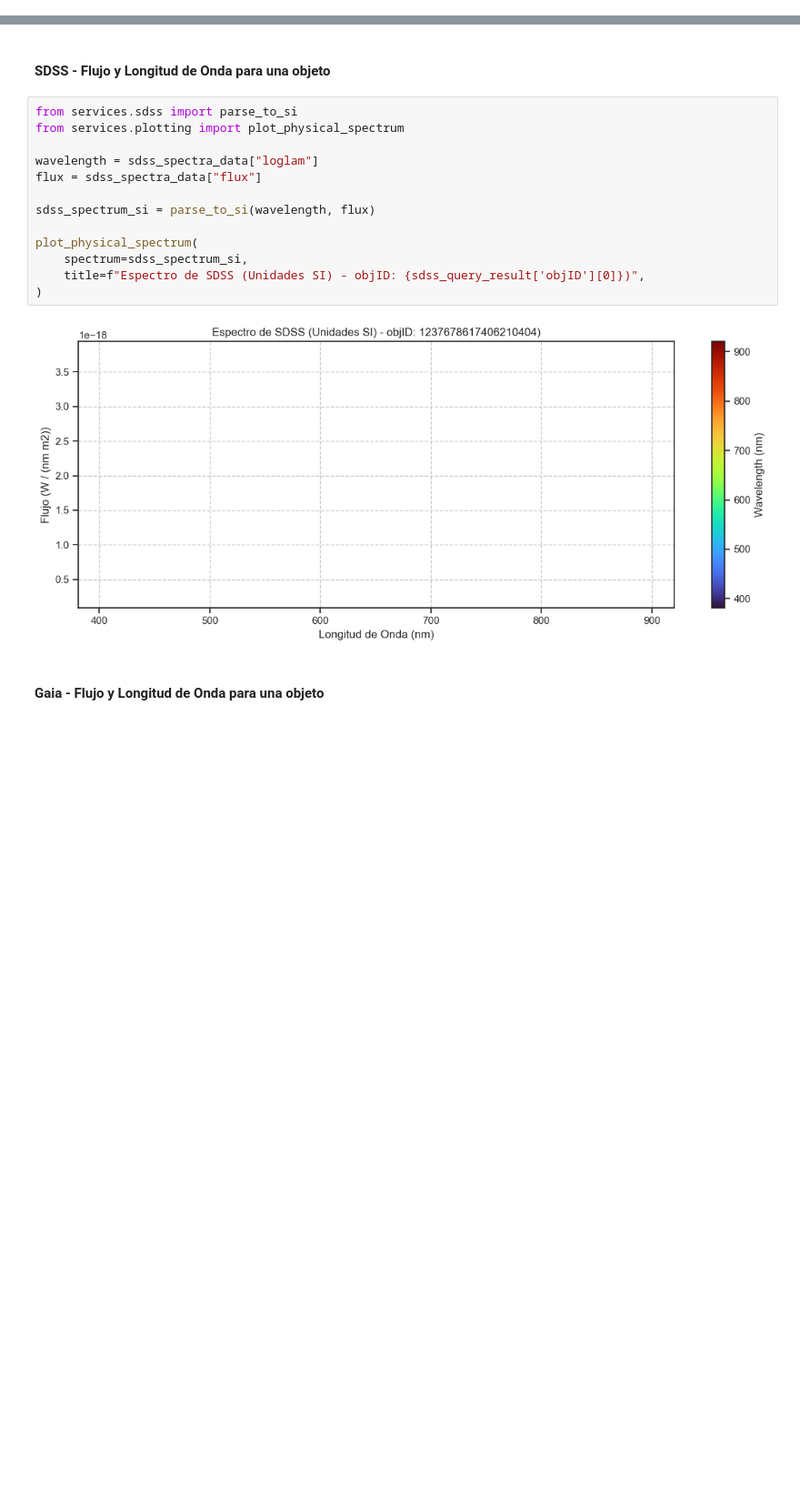
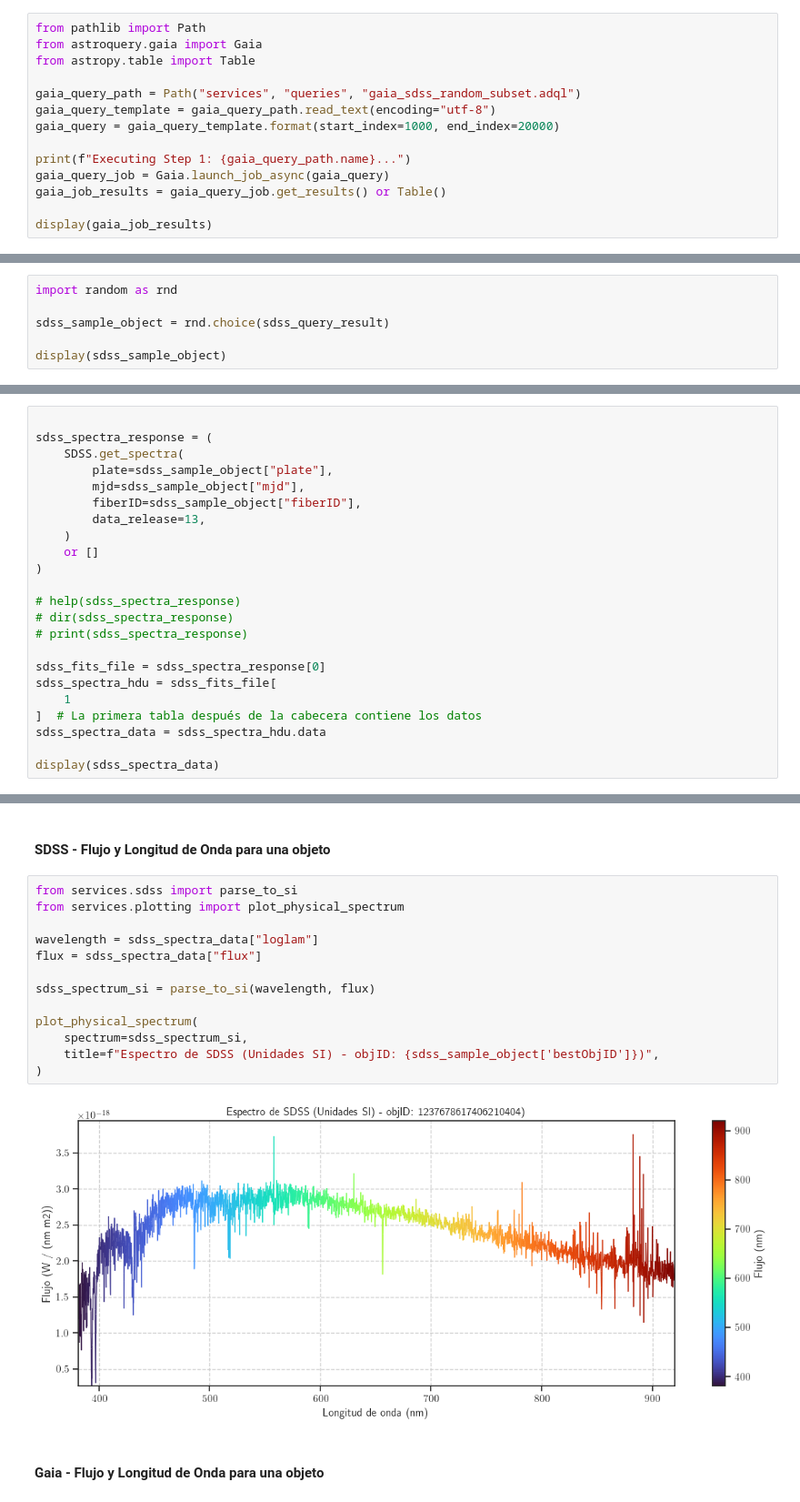
Before and after one commit to javier-cacho-master-ai/trabajo-fin-master, a Jupyter notebook: solution/main.ipynb, the cells around one changed output, grey strips where cells are left out. Shown at 91% size. Cells and saved outputs as stored; diff of their text form; blank space fills up the shorter version.

```diff
--- a/solution/main.ipynb
+++ b/solution/main.ipynb
@@ -8,0 +37,14 @@
+# %%
+from pathlib import Path
+from astroquery.gaia import Gaia
+from astropy.table import Table
+
+gaia_query_path = Path("services", "queries", "gaia_sdss_random_subset.adql")
+gaia_query_template = gaia_query_path.read_text(encoding="utf-8")
+gaia_query = gaia_query_template.format(start_index=1000, end_index=20000)
+
+print(f"Executing Step 1: {gaia_query_path.name}...")
+gaia_query_job = Gaia.launch_job_async(gaia_query)
+gaia_job_results = gaia_query_job.get_results() or Table()
+
+display(gaia_job_results)
@@ -8,0 +106,6 @@
+# %%
+import random as rnd
+
+sdss_sample_object = rnd.choice(sdss_query_result)
+
+display(sdss_sample_object)
@@ -8,0 +119,23 @@
+# %%
+
+sdss_spectra_response = (
+    SDSS.get_spectra(
+        plate=sdss_sample_object["plate"],
+        mjd=sdss_sample_object["mjd"],
+        fiberID=sdss_sample_object["fiberID"],
+        data_release=13,
+    )
+    or []
+)
+
+# help(sdss_spectra_response)
+# dir(sdss_spectra_response)
+# print(sdss_spectra_response)
+
+sdss_fits_file = sdss_spectra_response[0]
+sdss_spectra_hdu = sdss_fits_file[
+    1
+]  # La primera tabla después de la cabecera contiene los datos
+sdss_spectra_data = sdss_spectra_hdu.data
+
+display(sdss_spectra_data)
@@ -166,17 +228,17 @@ FITS_rec([(19.237034, 3.581 , 0.39417487, 0, 0, 1.138838  , 10.210556 , 17.20581
 # %%
 from services.sdss import parse_to_si
 from services.plotting import plot_physical_spectrum
 
 wavelength = sdss_spectra_data["loglam"]
 flux = sdss_spectra_data["flux"]
 
 sdss_spectrum_si = parse_to_si(wavelength, flux)
 
 plot_physical_spectrum(
     spectrum=sdss_spectrum_si,
-    title=f"Espectro de SDSS (Unidades SI) - objID: {sdss_query_result['objID'][0]})",
+    title=f"Espectro de SDSS (Unidades SI) - objID: {sdss_sample_object['bestObjID']})",
 )
 # %% [output]
-[figure, old version]
+[figure, new version]
 # %% [markdown]
  #### Gaia - Flujo y Longitud de Onda para una objeto
```
Also changed, not shown: parts of 30 cells of this notebook, 5 other files.
